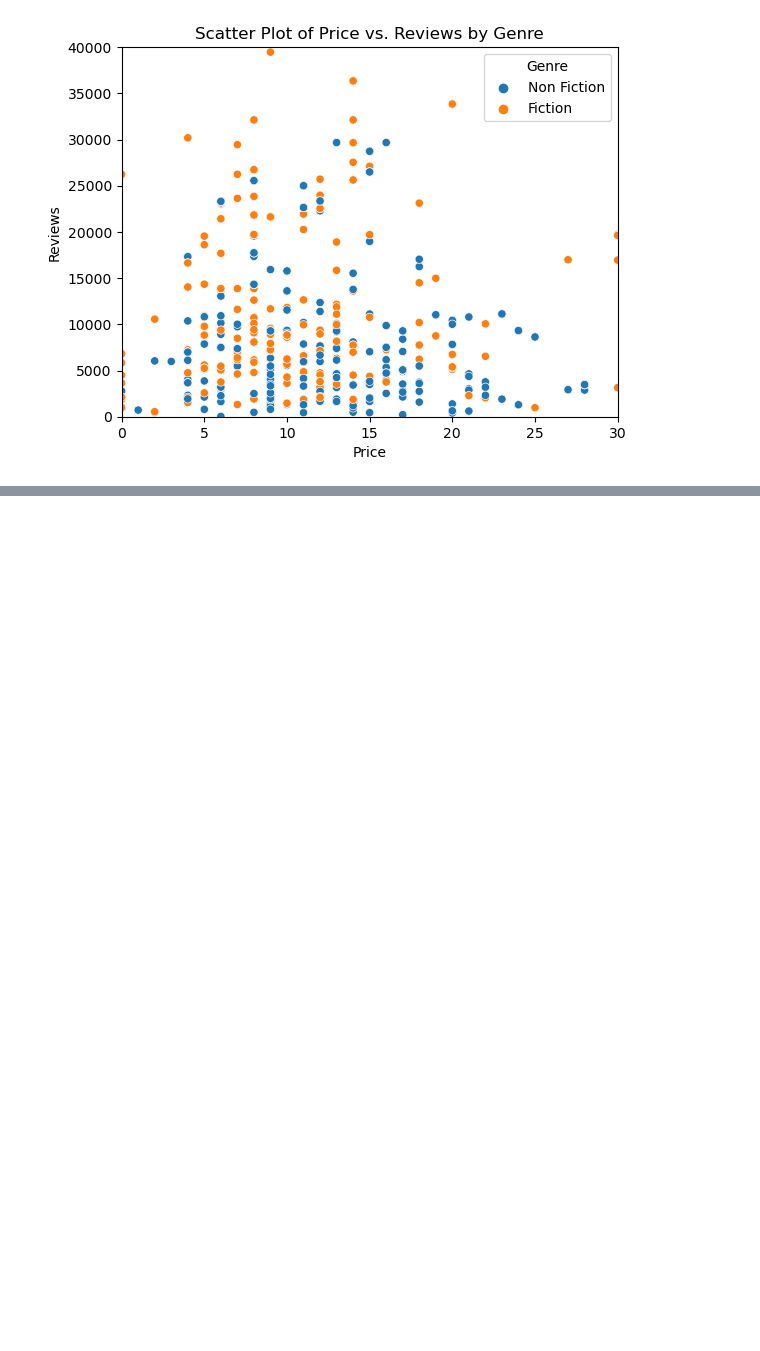
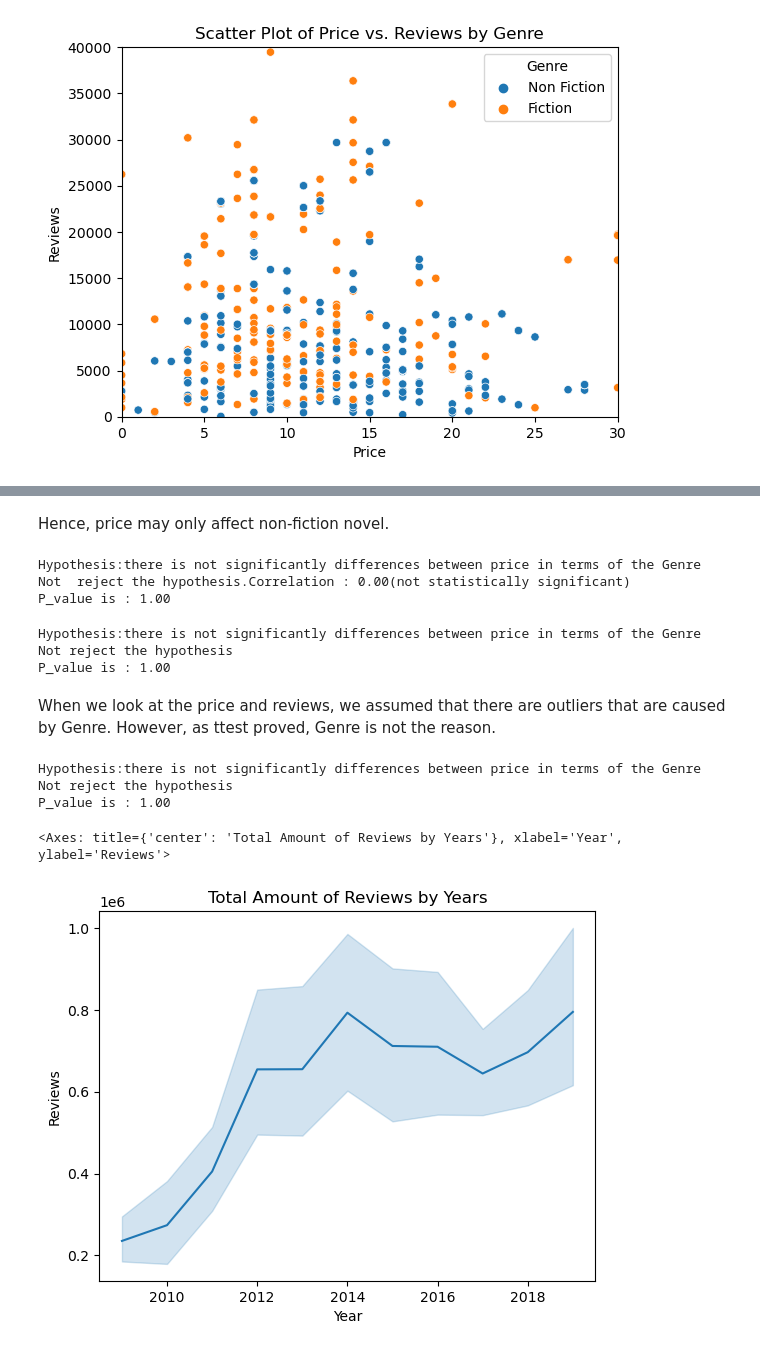
Before and after one commit to NevzatTaha/Top-50-sales-Hypothesis-Testing-and-EDA, a Jupyter notebook: Data Analytic and Visualisation.ipynb, the cells around one changed output, grey strips where cells are left out. Cells and saved outputs as stored; diff of their text form; code cells hidden in the pictures; blank space fills up the shorter version.

```diff
--- a/Data Analytic and Visualisation.ipynb
+++ b/Data Analytic and Visualisation.ipynb
@@ -210,0 +243,53 @@ sns.lineplot(data=df,hue="Genre",x="Year",y="User Rating")
+# %% [markdown]
+Hence, price may only affect non-fiction novel.
+# %%
+from scipy.stats import ttest_ind
+correlation, p_value=ttest_ind(df[df['Genre']=="Non Fiction"]["Price"], df[df['Genre']=="Non Fiction"]['Price'])
+if p_value <0.05:
+    print("Hypothesis:there is not significantly differences between price in terms of the Genre")
+    print(f" Reject the hypothesis. Correlation : {correlation:.2f}( statistically significant)")
+    print(f"P_value is : {p_value:.2f}")
+else:
+    print("Hypothesis:there is not significantly differences between price in terms of the Genre")
+    print(f"Not  reject the hypothesis.Correlation : {correlation:.2f}(not statistically significant)")
+    print(f"P_value is : {p_value:.2f}")
+# %% [output]
+Hypothesis:there is not significantly differences between price in terms of the Genre
+Not  reject the hypothesis.Correlation : 0.00(not statistically significant)
+P_value is : 1.00
+# %%
+correlation, p_value=ttest_ind(df[df['Genre']=="Non Fiction"]["Reviews"], df[df['Genre']=="Non Fiction"]['Reviews'])
+if p_value <0.05:
+    print("Hypothesis:there is not significantly differences between price in terms of the Genre")
+    print(" Reject the hypothesis")
+    print(f"P_value is : {p_value:.2f}")
+else:
+    print("Hypothesis:there is not significantly differences between price in terms of the Genre")
+    print(f"Not reject the hypothesis")
+    print(f"P_value is : {p_value:.2f}")
+# %% [output]
+Hypothesis:there is not significantly differences between price in terms of the Genre
+Not reject the hypothesis
+P_value is : 1.00
+# %% [markdown]
+When we look at the price and reviews, we assumed  that there are outliers that are caused by Genre. However, as ttest proved, Genre is not the reason.
+# %%
+correlation, p_value=ttest_ind(df[df['Genre']=="Non Fiction"]["User Rating"], df[df['Genre']=="Non Fiction"]['User Rating'])
+if p_value <0.05:
+    print("Hypothesis:there is not significantly differences between price in terms of the Genre")
+    print(" Reject the hypothesis")
+    print(f"P_value is : {p_value:.2f}")
+else:
+    print("Hypothesis:there is not significantly differences between price in terms of the Genre")
+    print(f"Not reject the hypothesis")
+    print(f"P_value is : {p_value:.2f}")
+# %% [output]
+Hypothesis:there is not significantly differences between price in terms of the Genre
+Not reject the hypothesis
+P_value is : 1.00
+# %%
+plt.title("Total Amount of Reviews by Years")
+sns.lineplot(df,x="Year",y="Reviews",estimator=np.sum)
+# %% [output]
+<Axes: title={'center': 'Total Amount of Reviews by Years'}, xlabel='Year', ylabel='Reviews'>
+[figure, added]
```
Also changed, not shown: parts of 9 cells of this notebook.
